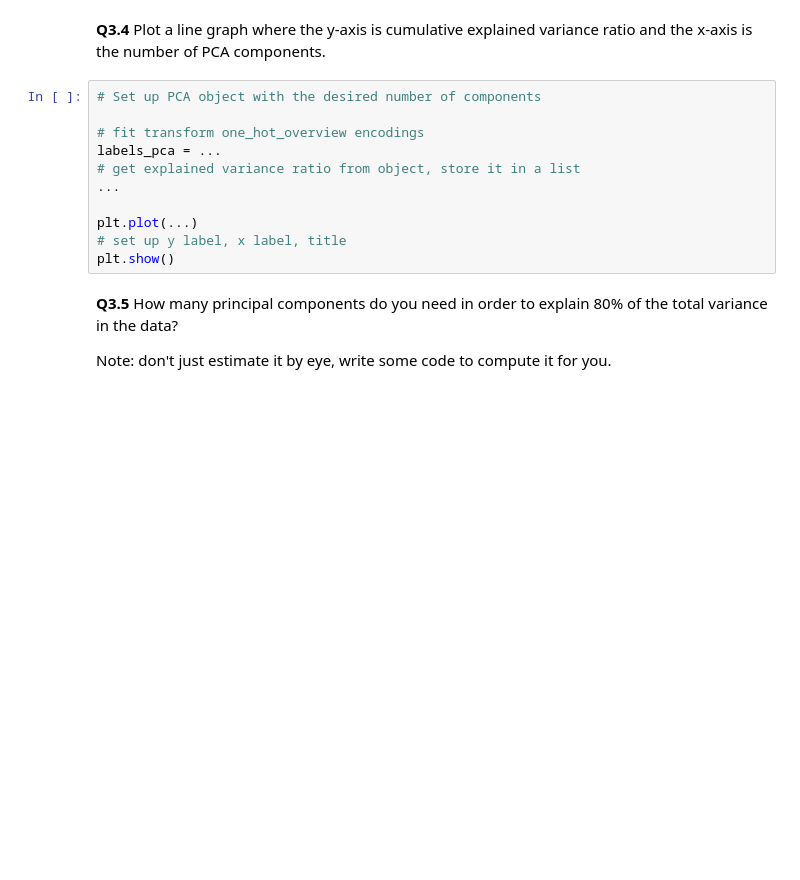
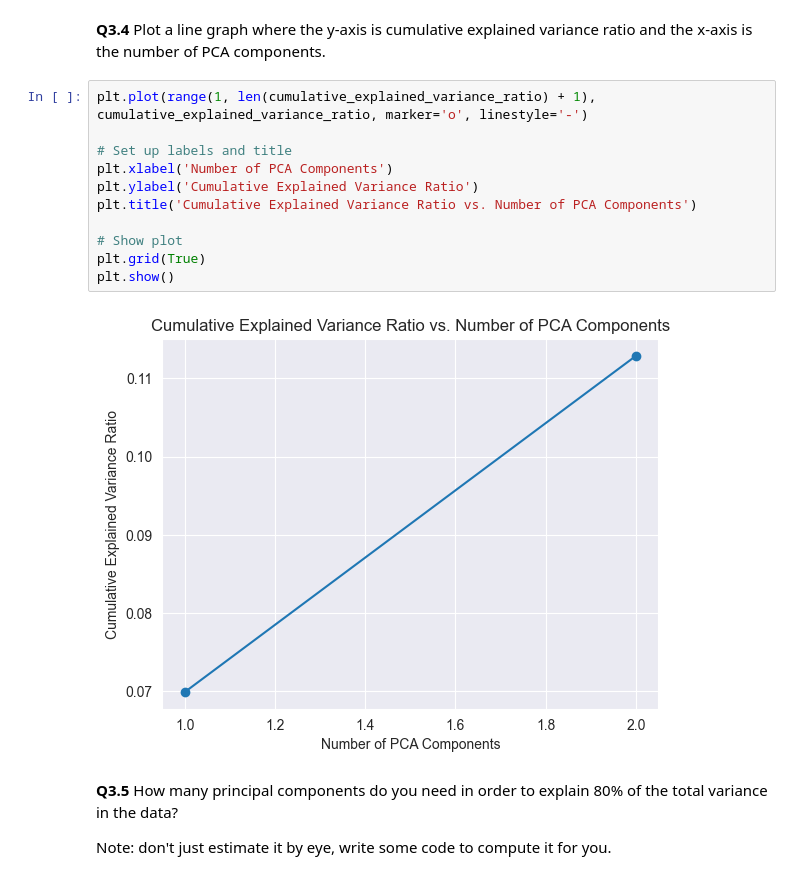
Before and after one commit to Marijnop/Assignments, a Jupyter notebook: Assignment 3 - Empty (1).ipynb, the cells around one changed output. Cells and saved outputs as stored; diff of their text form; blank space fills up the shorter version.

```diff
--- a/Assignment 3 - Empty (1).ipynb
+++ b/Assignment 3 - Empty (1).ipynb
@@ -250,16 +349,18 @@ from sklearn.decomposition import PCA
 # %% [markdown]
 **Q3.4** Plot a line graph where the y-axis is cumulative explained variance ratio and the x-axis is the number of PCA components.
 # %%
-# Set up PCA object with the desired number of components
+plt.plot(range(1, len(cumulative_explained_variance_ratio) + 1), cumulative_explained_variance_ratio, marker='o', linestyle='-')
 
-# fit transform one_hot_overview encodings
-labels_pca = ...
-# get explained variance ratio from object, store it in a list
-...
+# Set up labels and title
+plt.xlabel('Number of PCA Components')
+plt.ylabel('Cumulative Explained Variance Ratio')
+plt.title('Cumulative Explained Variance Ratio vs. Number of PCA Components')
 
-plt.plot(...)
-# set up y label, x label, title
+# Show plot
+plt.grid(True)
 plt.show()
+# %% [output]
+[figure, added]
 # %% [markdown]
 **Q3.5** How many principal components do you need in order to explain 80% of the total variance in the data?
 
```
Also changed, not shown: parts of 21 cells of this notebook.
